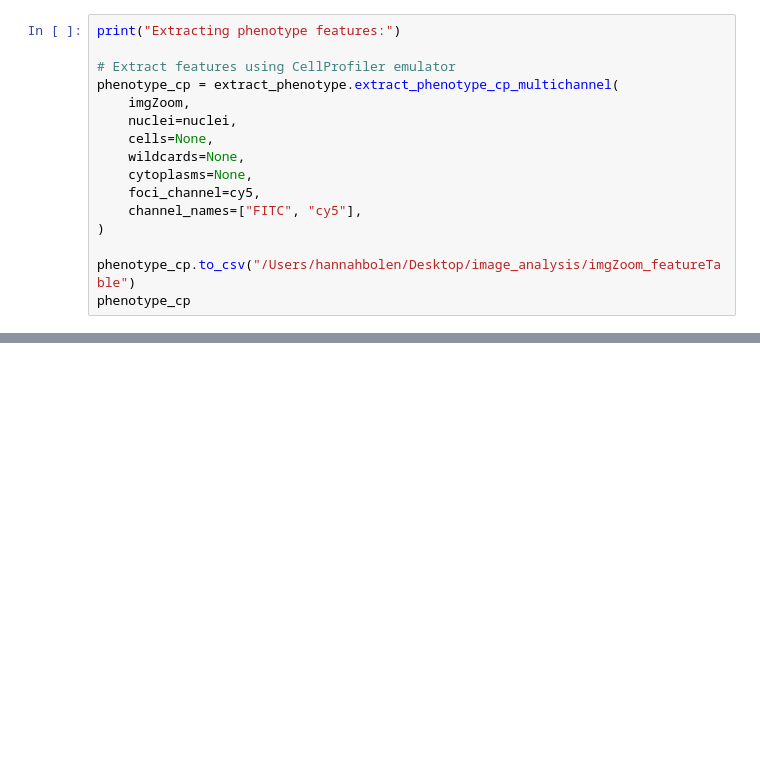
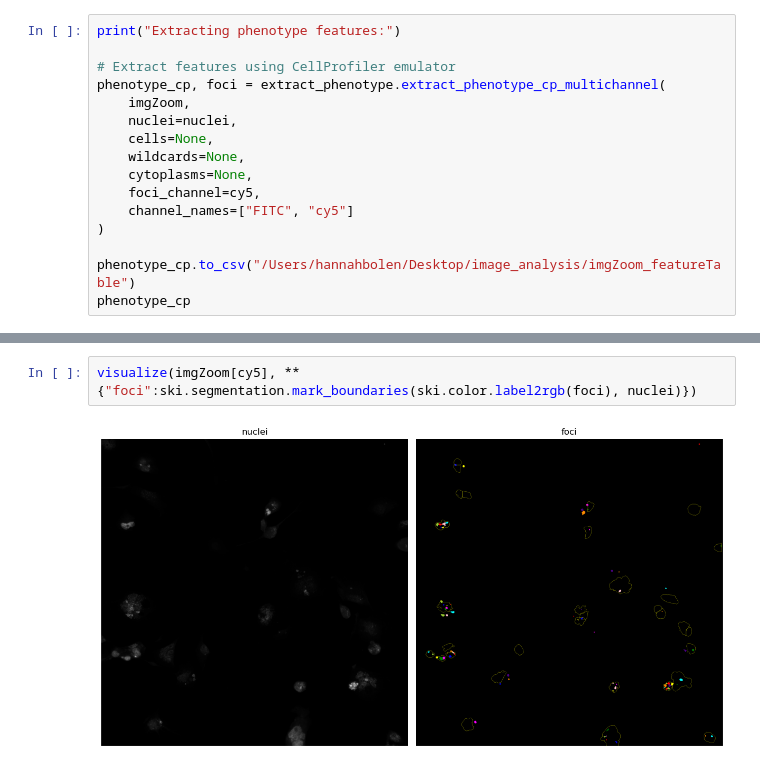
Before and after one commit to hannahbolen1/whole_slide, a Jupyter notebook: brieflow_phenotyping.ipynb, the cells around one changed output, grey strips where cells are left out. Saved outputs shown, nothing was run; the diff lists cells and outputs as text; blank space fills up the shorter version.

```diff
--- a/brieflow_phenotyping.ipynb
+++ b/brieflow_phenotyping.ipynb
@@ -96,14 +161,14 @@ fun.ops_timing_summary()
 print("Extracting phenotype features:")
 
 # Extract features using CellProfiler emulator
-phenotype_cp = extract_phenotype.extract_phenotype_cp_multichannel(
+phenotype_cp, foci = extract_phenotype.extract_phenotype_cp_multichannel(
     imgZoom,
     nuclei=nuclei,
     cells=None,
     wildcards=None,
     cytoplasms=None,
     foci_channel=cy5,
-    channel_names=["FITC", "cy5"],
+    channel_names=["FITC", "cy5"]
 )
 
 phenotype_cp.to_csv("/Users/hannahbolen/Desktop/image_analysis/imgZoom_featureTable")
@@ -110,0 +195,4 @@ phenotype_cp
+# %%
+visualize(imgZoom[cy5], **{"foci":ski.segmentation.mark_boundaries(ski.color.label2rgb(foci), nuclei)})
+# %% [output]
+[figure, added]
```
Also changed, not shown: parts of 14 cells of this notebook, 7 other files.
